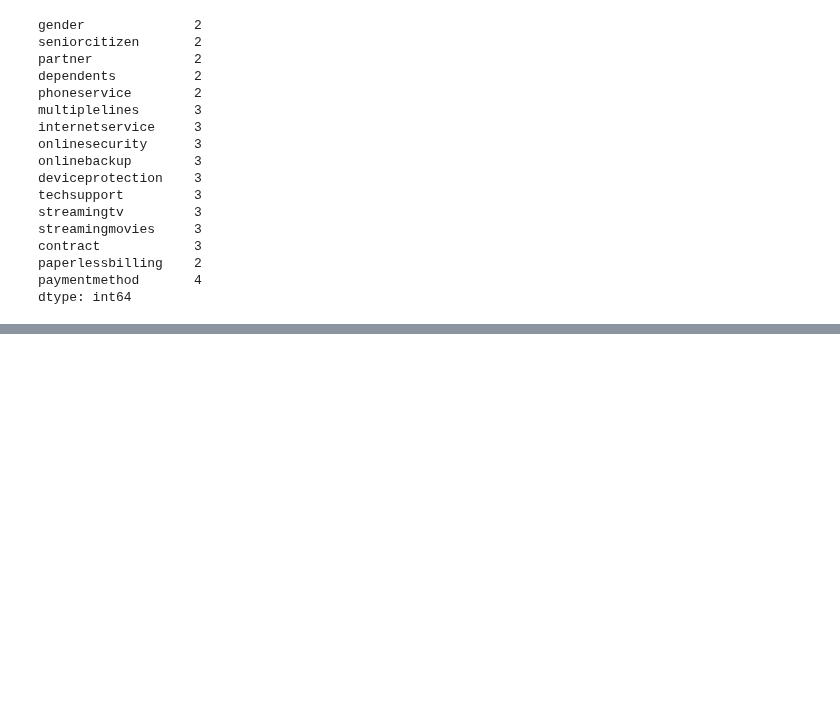
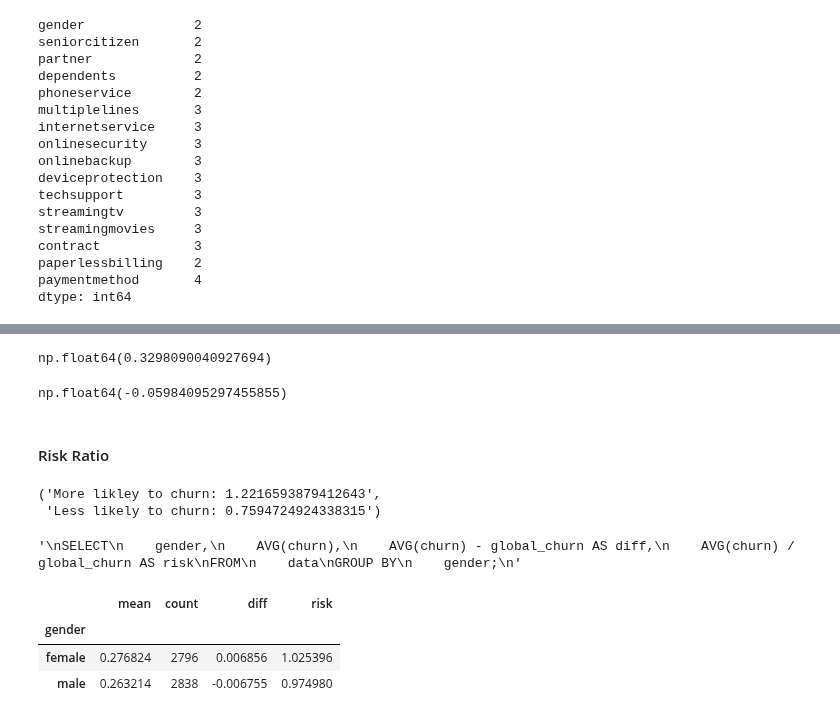
Before and after one commit to brukeg/machine-learning-zoomcamp, a Jupyter notebook: 03-classification/3.2-3.12.ipynb, the cells around one changed output, grey strips where cells are left out. Cells and saved outputs as stored; diff of their text form; code cells hidden in the pictures; blank space fills up the shorter version.

```diff
--- a/03-classification/3.2-3.12.ipynb
+++ b/03-classification/3.2-3.12.ipynb
@@ -350,0 +397,47 @@ dtype: int64
+# %%
+# churn rate for not partnered
+churn_no_partner = df_full_train[df_full_train.partner == 'no'].churn.mean()
+churn_no_partner
+# %% [output]
+np.float64(0.3298090040927694)
+# %%
+# suggest the partner variable is more important for predicting churn.
+global_churn - churn_no_partner
+# %% [output]
+np.float64(-0.05984095297455855)
+# %% [markdown]
+#### Risk Ratio
+# %%
+# divide the group churn / global churn rate. If > 1 more likely to churn and vis versa
+no_partner_risk = churn_no_partner / global_churn
+partner_risk = churn_partner / global_churn
+f'More likley to churn: {no_partner_risk}', f'Less likely to churn: {partner_risk}'
+# %% [output]
+('More likley to churn: 1.2216593879412643',
+ 'Less likely to churn: 0.7594724924338315')
+# %%
+# we need to take this sql query and implement it in pandas
+"""
+SELECT
+    gender,
+    AVG(churn),
+    AVG(churn) - global_churn AS diff,
+    AVG(churn) / global_churn AS risk
+FROM
+    data
+GROUP BY
+    gender;
+"""
+# %% [output]
+'\nSELECT\n    gender,\n    AVG(churn),\n    AVG(churn) - global_churn AS diff,\n    AVG(churn) / global_churn AS risk\nFROM\n    data\nGROUP BY\n    gender;\n'
+# %%
+# us agg to pass a list of different aggregations
+df_group = df_full_train.groupby('gender').churn.agg(['mean', 'count'])
+df_group['diff'] = df_group['mean'] - global_churn
+df_group['risk'] = df_group['mean'] / global_churn
+df_group
+# %% [output]
+|  | mean | count | diff | risk |
+| gender |  |  |  |  |
+| female | 0.276824 | 2796 | 0.006856 | 1.025396 |
+| male | 0.263214 | 2838 | -0.006755 | 0.974980 |
```
Also changed, not shown: parts of 12 cells of this notebook.
